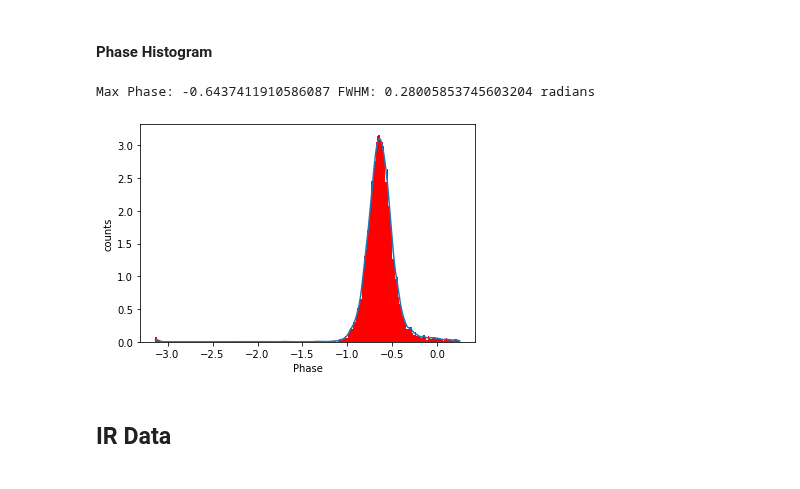
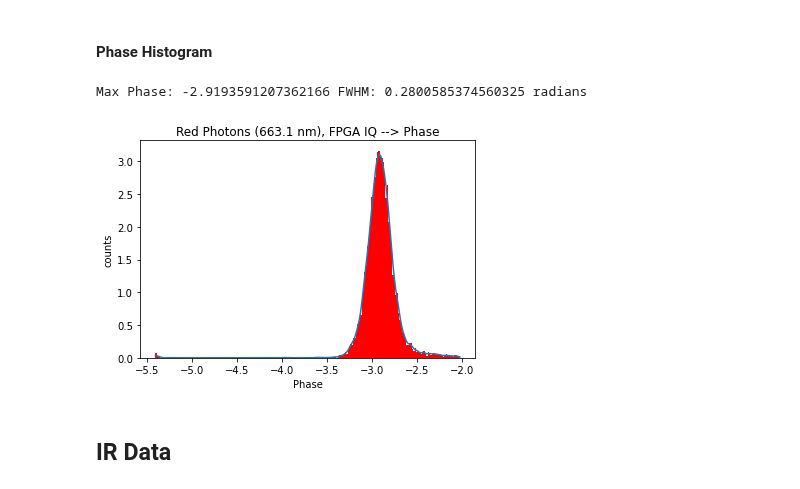
Before and after one commit to MazinLab/MKIDReadoutAnalysis, a Jupyter notebook: Clean_R.ipynb, the cells around one changed output. Saved outputs shown, nothing was run; the diff lists cells and outputs as text; code cells hidden in the pictures.

```diff
--- a/Clean_R.ipynb
+++ b/Clean_R.ipynb
@@ -82,0 +88,4 @@ plt.title('Red Photons (663.1 nm), FPGA IQ --> Phase');
+# %%
+x = slice(10000, 30000)
+plt.plot(red_iq_phase[x], color='red')
+red_iq_dark_mean = red_iq_phase[x].mean()
@@ -83,12 +94,12 @@ plt.title('Red Photons (663.1 nm), FPGA IQ --> Phase');
 # %% [markdown]
 #### Phase Histogram
 # %%
-red_iq_max_location, red_iq_fwhm = compute_r(red_iq_readout.photon_energies, color='red', plot=True)
+red_iq_max_location, red_iq_fwhm = compute_r(red_iq_readout.photon_energies - red_iq_dark_mean, color='red', plot=True)
 print(f'Max Phase: {-red_iq_max_location} FWHM: {red_iq_fwhm} radians')
 plt.title('Red Photons (663.1 nm), FPGA IQ --> Phase');
 # %% [output]
-Max Phase: -0.6437411910586087 FWHM: 0.28005853745603204 radians
+Max Phase: -2.9193591207362166 FWHM: 0.2800585374560325 radians
-[figure, old version]
+[figure, new version]
 # %% [markdown]
 ## IR Data
 # %% [markdown]
```
Also changed, not shown: parts of 28 cells of this notebook.
